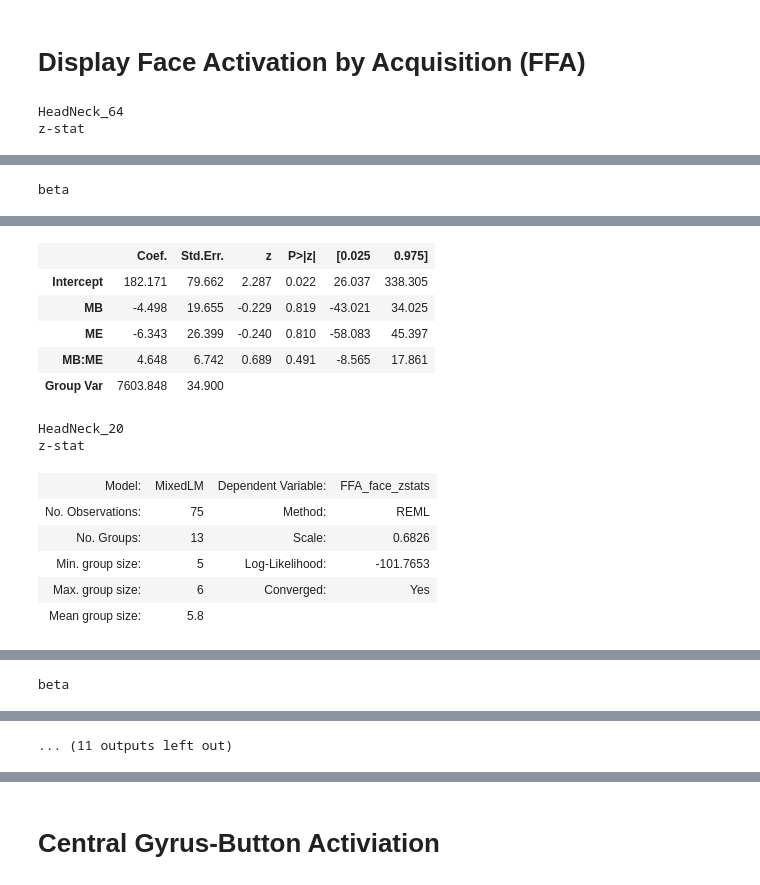
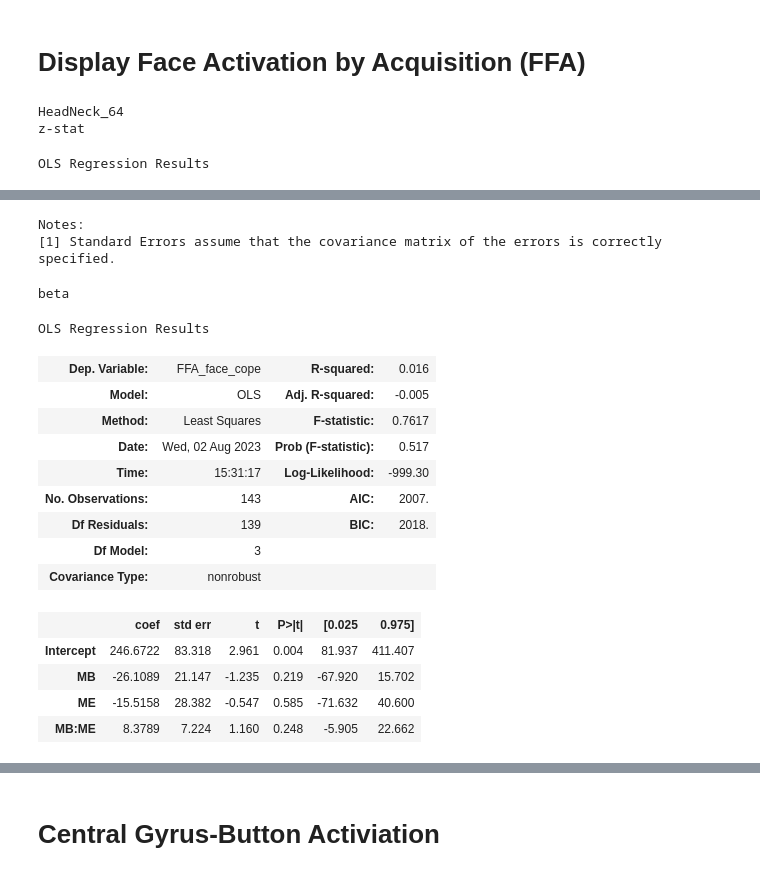
Before and after one commit to DVS-Lab/rf1-mbme-pilot, a Jupyter notebook: code/Zstat_analysis&figures.ipynb, the cells around one changed output, grey strips where cells are left out. Cells and saved outputs as stored; diff of their text form; code cells hidden in the pictures.

```diff
--- a/code/Zstat_analysis&figures.ipynb
+++ b/code/Zstat_analysis&figures.ipynb
@@ -99,10 +99,10 @@ if 1==1:
     rstr_mask='../masks/fROI-RVS_cname-RewVsPun_zstat-1.nii.gz'
     lstr_mask='../masks/fROI-LVS_cname-RewVsPun_zstat-1.nii.gz'
     pfc_mask='../masks/fROI-vmPFC_cname-RewVsPun_zstat-1.nii.gz'
-    FFA_mask='../masks/FFA_voxel-thresh-mask.nii.gz'
-    sCerb_mask='../masks/right-cerb_voxel-thresh.nii.gz'
-    iCerb_mask='../masks/left-cerb_voxel-thresh.nii.gz'
-    motor_mask='../masks/right-motor_voxel-thresh.nii.gz'
+    FFA_mask='../masks/fROI-FFA_cname-StrVsComp_zstat-1.nii.gz'#'../masks/FFA_voxel-thresh-mask.nii.gz'
+    sCerb_mask='../masks/fROI-sCerb_cname-LeftVsRight_zstat-1.nii.gz'#'../masks/right-cerb_voxel-thresh.nii.gz'
+    iCerb_mask='../masks/fROI-iCerb_cname-LeftVsRight_zstat-1.nii.gz'#'../masks/left-cerb_voxel-thresh.nii.gz'
+    motor_mask='../masks/fROI-Motor_cname-LeftVsRight_zstat-1.nii.gz'#'../masks/right-motor_voxel-thresh.nii.gz'
     mask_list=[VS_mask,rstr_mask,lstr_mask,pfc_mask,FFA_mask,sCerb_mask,iCerb_mask,motor_mask]
 
     for mask in mask_list:
@@ -181,0 +187,4 @@ mod_df=sub_df.melt(id)
+# %%
+mod_df=subs
+mod_df
+subs.to_csv('tstat_res.csv',index=False)
@@ -302,59 +340,59 @@ sns.lmplot(x='Max_Abs_motion',y='VS_Reward_cope',data=plt_df)
 masker= NiftiMasker(mask_img=FFA_mask)
 
 copes=[]
-zstats=[]
+tstats=[]
 varcopes=[]
 for index,row in tqdm(subs.iterrows(),total=subs.shape[0]):
     sub=row['sub']
     aqc=row['acq']
     cope='../derivatives/fsl/%s/L1_task-sharedreward_model-1_type-act_acq-%s_sm-4_denoising-base.feat/stats/cope11.nii.gz'%(sub,aqc)
-    zstat='../derivatives/fsl/%s/L1_task-sharedreward_model-1_type-act_acq-%s_sm-4_denoising-base.feat/stats/zstat11.nii.gz'%(sub,aqc)
+    tstat='../derivatives/fsl/%s/L1_task-sharedreward_model-1_type-act_acq-%s_sm-4_denoising-base.feat/stats/tstat11.nii.gz'%(sub,aqc)
     varcope='../derivatives/fsl/%s/L1_task-sharedreward_model-1_type-act_acq-%s_sm-4_denoising-base.feat/stats/varcope11.nii.gz'%(sub,aqc)
 
     if os.path.exists(cope):
-        #Extracting VS Reward cope,zstat, and varcope
+        #Extracting VS Reward cope,tstat, and varcope
         x=masker.fit_transform(cope)
         copes.append(np.mean(x.flatten()))
 
-        x=masker.fit_transform(zstat)
-        zstats.append(np.mean(x.flatten()))
+        x=masker.fit_transform(tstat)
+        tstats.append(np.mean(x.flatten()))
 
         x=masker.fit_transform(varcope)
         varcopes.append(np.mean(x.flatten()))
     else:
         copes.append(np.nan)
-        zstats.append(np.nan)
+        tstats.append(np.nan)
         varcopes.append(np.nan)
 
 subs = subs.assign(FFA_face_cope=copes,
-               FFA_face_zstats=zstats,
+               FFA_face_tstats=tstats,
                FFA_face_varcope=varcopes)
 # %% [markdown]
 # Display Face Activation by Acquisition (FFA)
 # %%
 import statsmodels.formula.api as smf
-plt_df=subs.dropna()
+plt_df=subs
 
 for HC in plt_df['HeadCoil'].unique():
     mod_df = plt_df[plt_df['HeadCoil'] == HC]
     print(HC)
     print("z-stat")
-    res=smf.mixedlm('FFA_face_zstats ~ MB * ME',data=mod_df,groups=mod_df['sub']).fit()
+    res=smf.ols('FFA_face_tstats ~ MB * ME',data=mod_df,groups=mod_df['sub']).fit()
     display(res.summary())
     print("beta")
-    res=smf.mixedlm('FFA_face_cope ~ MB * ME',data=mod_df,groups=mod_df['sub']).fit()
+    res=smf.ols('FFA_face_cope ~ MB * ME',data=mod_df,groups=mod_df['sub']).fit()
     display(res.summary())
 
-print("Results for Zstatistics")
-res=smf.mixedlm('FFA_face_zstats ~ MB * ME * HeadCoil',data=plt_df,groups=plt_df['sub']).fit()
+print("Results for tstatistics")
+res=smf.ols('FFA_face_tstats ~ MB * ME * HeadCoil',data=plt_df,groups=plt_df['sub']).fit()
 display(res.summary())
-sns.catplot(x='MB',y='FFA_face_zstats',hue='ME',data=plt_df,kind='bar',order=[1,3,6],col='HeadCoil',ci=68)
+sns.catplot(x='MB',y='FFA_face_tstats',hue='ME',data=plt_df,kind='bar',order=[1,3,6],col='HeadCoil',ci=68)
 
 plt.show()
-plt.savefig("../derivatives/figures/assets/FFA_face-act_zstat.svg")
+plt.savefig("../derivatives/figures/assets/FFA_face-act_tstat.svg")
 
 print("Results for Cope")
-res=smf.mixedlm('FFA_face_cope ~ MB * ME * HeadCoil',data=plt_df,groups=plt_df['sub']).fit()
+res=smf.ols('FFA_face_cope ~ MB * ME * HeadCoil',data=plt_df,groups=plt_df['sub']).fit()
 display(res.summary())
 sns.catplot(x='MB',y='FFA_face_cope',hue='ME',col='HeadCoil',ci=68,
             data=plt_df,kind='bar',order=[1,3,6])
@@ -363,7 +401,7 @@ plt.savefig("../derivatives/figures/assets/FFA_face-act_cope.svg")
 
 
 # print("Results for VarCope")
-# res=smf.mixedlm('FFA_face_varcope ~ MB * ME * HeadCoil',data=plt_df,groups=plt_df['sub']).fit()
+# res=smf.ols('FFA_face_varcope ~ MB * ME * HeadCoil',data=plt_df,groups=plt_df['sub']).fit()
 # display(res.summary())
 # sns.catplot(x='MB',y='FFA_face_varcope',hue='ME',col='HeadCoil',
 #             data=plt_df,kind='bar',order=[1,3,6])
@@ -372,3 +410,4 @@ plt.savefig("../derivatives/figures/assets/FFA_face-act_varcope.svg")
 # %% [output]
 HeadNeck_64
 z-stat
+OLS Regression Results
@@ -387 +427,0 @@ z-stat
-beta
@@ -394,14 +432,18 @@ beta
+Notes:
+[1] Standard Errors assume that the covariance matrix of the errors is correctly specified.
+beta
+OLS Regression Results
-|  | Coef. | Std.Err. | z | P>|z| | [0.025 | 0.975] |
-| Intercept | 182.171 | 79.662 | 2.287 | 0.022 | 26.037 | 338.305 |
-| MB | -4.498 | 19.655 | -0.229 | 0.819 | -43.021 | 34.025 |
-| ME | -6.343 | 26.399 | -0.240 | 0.810 | -58.083 | 45.397 |
-| MB:ME | 4.648 | 6.742 | 0.689 | 0.491 | -8.565 | 17.861 |
-| Group Var | 7603.848 | 34.900 |  |  |  |  |
+| Dep. Variable: | FFA_face_cope | R-squared: | 0.016 |
+| Model: | OLS | Adj. R-squared: | -0.005 |
+| Method: | Least Squares | F-statistic: | 0.7617 |
+| Date: | Wed, 02 Aug 2023 | Prob (F-statistic): | 0.517 |
+| Time: | 15:31:17 | Log-Likelihood: | -999.30 |
+| No. Observations: | 143 | AIC: | 2007. |
+| Df Residuals: | 139 | BIC: | 2018. |
+| Df Model: | 3 |  |  |
+| Covariance Type: | nonrobust |  |  |
-HeadNeck_20
-z-stat
-| Model: | MixedLM | Dependent Variable: | FFA_face_zstats |
-| No. Observations: | 75 | Method: | REML |
-| No. Groups: | 13 | Scale: | 0.6826 |
-| Min. group size: | 5 | Log-Likelihood: | -101.7653 |
-| Max. group size: | 6 | Converged: | Yes |
-| Mean group size: | 5.8 |  |  |
+|  | coef | std err | t | P>|t| | [0.025 | 0.975] |
+| Intercept | 246.6722 | 83.318 | 2.961 | 0.004 | 81.937 | 411.407 |
+| MB | -26.1089 | 21.147 | -1.235 | 0.219 | -67.920 | 15.702 |
+| ME | -15.5158 | 28.382 | -0.547 | 0.585 | -71.632 | 40.600 |
+| MB:ME | 8.3789 | 7.224 | 1.160 | 0.248 | -5.905 | 22.662 |
@@ -414 +453,0 @@ z-stat
-beta
@@ -427 +453,0 @@ beta
-... (11 outputs left out)
```
Also changed, not shown: parts of 17 cells of this notebook, 13 other files.
